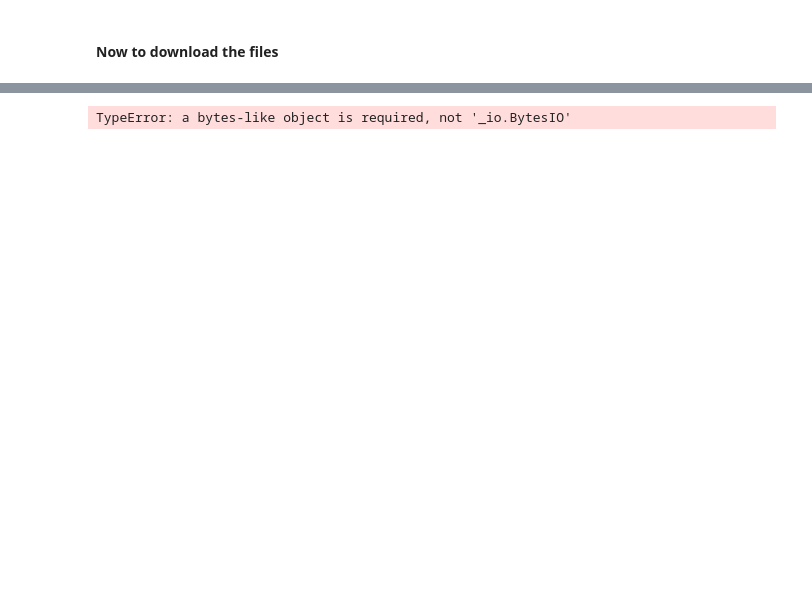
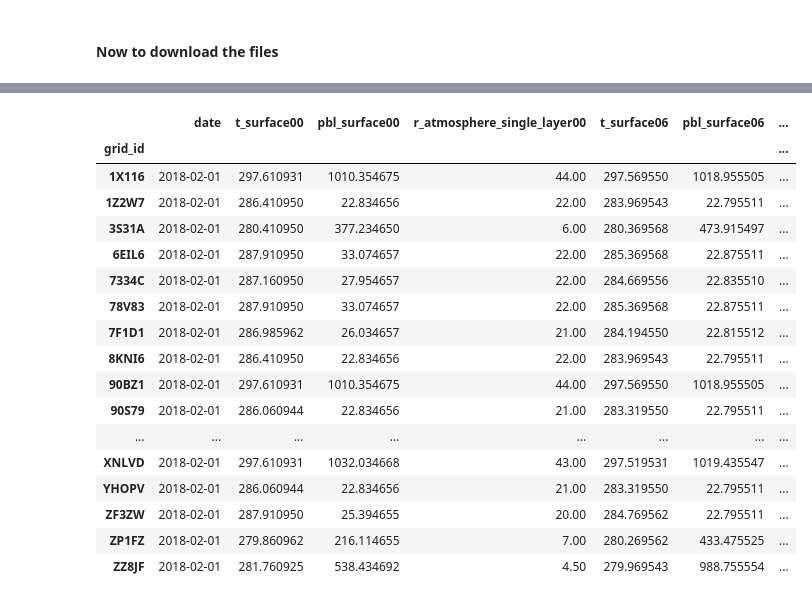
Before and after one commit to jerico-johns/Particulate-Articulate, a Jupyter notebook: GFS_Pipeline.ipynb, the cells around one changed output, grey strips where cells are left out. Cells and saved outputs as stored; diff of their text form; code cells hidden in the pictures; blank space fills up the shorter version.

Commit message:
Full pipeline by Grid ID

```diff
--- a/GFS_Pipeline.ipynb
+++ b/GFS_Pipeline.ipynb
@@ -360,4 +405,22 @@ s3_write_client.upload_fileobj(my_array_data, 'pollution-prediction','gfs_test.p
 # %%
-pickle.loads(my_array_data)
+test_df = pd.read_pickle('../train/train/gfs.0p25.20180201.f006.parquet')
+test_df
 # %% [output]
-TypeError: a bytes-like object is required, not '_io.BytesIO'
+|  | date | t_surface00 | pbl_surface00 | r_atmosphere_single_layer00 | t_surface06 | pbl_surface06 | ... |
+| grid_id |  |  |  |  |  |  | ... |
+| 1X116 | 2018-02-01 | 297.610931 | 1010.354675 | 44.00 | 297.569550 | 1018.955505 | ... |
+| 1Z2W7 | 2018-02-01 | 286.410950 | 22.834656 | 22.00 | 283.969543 | 22.795511 | ... |
+| 3S31A | 2018-02-01 | 280.410950 | 377.234650 | 6.00 | 280.369568 | 473.915497 | ... |
+| 6EIL6 | 2018-02-01 | 287.910950 | 33.074657 | 22.00 | 285.369568 | 22.875511 | ... |
+| 7334C | 2018-02-01 | 287.160950 | 27.954657 | 22.00 | 284.669556 | 22.835510 | ... |
+| 78V83 | 2018-02-01 | 287.910950 | 33.074657 | 22.00 | 285.369568 | 22.875511 | ... |
+| 7F1D1 | 2018-02-01 | 286.985962 | 26.034657 | 21.00 | 284.194550 | 22.815512 | ... |
+| 8KNI6 | 2018-02-01 | 286.410950 | 22.834656 | 22.00 | 283.969543 | 22.795511 | ... |
+| 90BZ1 | 2018-02-01 | 297.610931 | 1010.354675 | 44.00 | 297.569550 | 1018.955505 | ... |
+| 90S79 | 2018-02-01 | 286.060944 | 22.834656 | 21.00 | 283.319550 | 22.795511 | ... |
+| ... | ... | ... | ... | ... | ... | ... | ... |
+| XNLVD | 2018-02-01 | 297.610931 | 1032.034668 | 43.00 | 297.519531 | 1019.435547 | ... |
+| YHOPV | 2018-02-01 | 286.060944 | 22.834656 | 21.00 | 283.319550 | 22.795511 | ... |
+| ZF3ZW | 2018-02-01 | 287.910950 | 25.394655 | 20.00 | 284.769562 | 22.795511 | ... |
+| ZP1FZ | 2018-02-01 | 279.860962 | 216.114655 | 7.00 | 280.269562 | 433.475525 | ... |
+| ZZ8JF | 2018-02-01 | 281.760925 | 538.434692 | 4.50 | 279.969543 | 988.755554 | ... |
```
Also changed, not shown: parts of 9 cells of this notebook.
